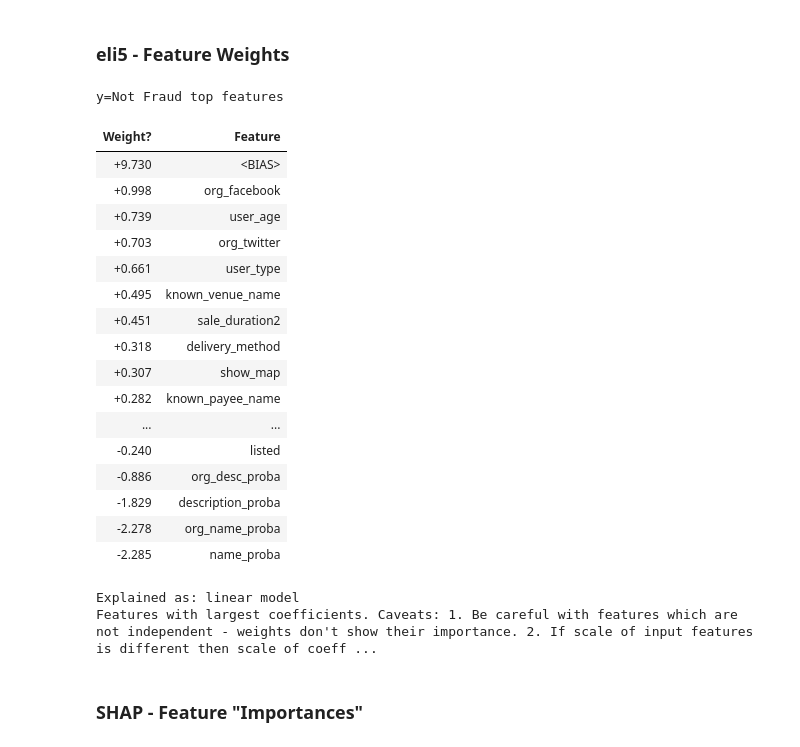
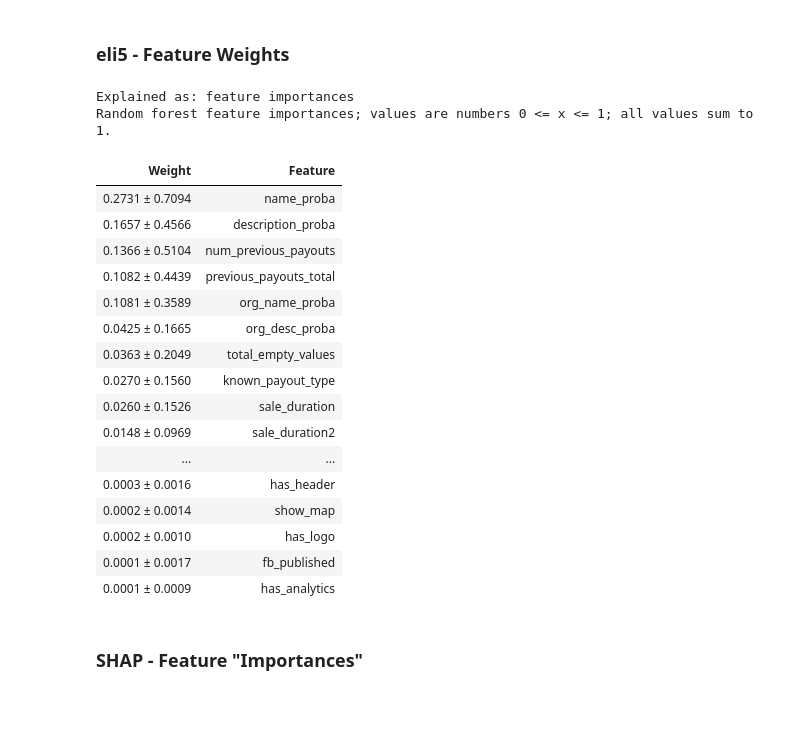
Before and after one commit to jeffjohannsen/Fraud_Detection, a Jupyter notebook: notebooks/a2_Model_Testing_Metrics_and_Interpretation.ipynb, the cells around one changed output. Saved outputs shown, nothing was run; the diff lists cells and outputs as text; code cells hidden in the pictures; blank space fills up the shorter version.

```diff
--- a/notebooks/a2_Model_Testing_Metrics_and_Interpretation.ipynb
+++ b/notebooks/a2_Model_Testing_Metrics_and_Interpretation.ipynb
@@ -397,7 +405,7 @@ X_test = scaler.transform(X_test)
 # %% [markdown]
 ### Model Parameters
 # %%
-models = {"log_reg": LogisticRegression, "forest": RandomForestClassifier}
+models = {"log_reg": LogisticRegression, "forest": RandomForestClassifier, "xgboost": None}
 # %%
 log_reg_best_params = dict(
     penalty="l2",
@@ -416,7 +426,7 @@ xgboost_best_params = dict()
 # %%
 log_reg_clf = models['log_reg'](**log_reg_best_params)
 # %%
-log_reg_clf.fit(X_train, y_train)
+log_reg_clf.fit(X_train_scaled, y_train)
 # %% [output]
 LogisticRegression(C=1, class_weight='balanced', max_iter=10000, random_state=7,
                    solver='newton-cg')
@@ -424,0 +437,4 @@ log_reg_pred = log_reg_clf.predict(X_test)
+# %%
+forest_clf = models['forest'](**forest_best_params)
+# %%
+forest_clf.fit(X_train, y_train)
@@ -510,30 +592,29 @@ make_model_results_curves(X_test, y_test, model_curve_dict, save=False, filename
 # %% [markdown]
 ### eli5 - Feature Weights
 # %%
-eli5.show_weights(log_reg_clf, feature_names = features_to_test,
+eli5.show_weights(forest_clf, feature_names = features_to_test,
                   top=None, show=['targets', 'method', 'description',
                                   'decision_tree', 'feature_importances'])
 # %% [output]
-y=Not Fraud top features
+Explained as: feature importances
+Random forest feature importances; values are numbers 0 <= x <= 1; all values sum to 1.
-| Weight? | Feature |
-| +9.730 | <BIAS> |
-| +0.998 | org_facebook |
-| +0.739 | user_age |
-| +0.703 | org_twitter |
-| +0.661 | user_type |
-| +0.495 | known_venue_name |
-| +0.451 | sale_duration2 |
-| +0.318 | delivery_method |
-| +0.307 | show_map |
-| +0.282 | known_payee_name |
+| Weight | Feature |
+| 0.2731 ± 0.7094 | name_proba |
+| 0.1657 ± 0.4566 | description_proba |
+| 0.1366 ± 0.5104 | num_previous_payouts |
+| 0.1082 ± 0.4439 | previous_payouts_total |
+| 0.1081 ± 0.3589 | org_name_proba |
+| 0.0425 ± 0.1665 | org_desc_proba |
+| 0.0363 ± 0.2049 | total_empty_values |
+| 0.0270 ± 0.1560 | known_payout_type |
+| 0.0260 ± 0.1526 | sale_duration |
+| 0.0148 ± 0.0969 | sale_duration2 |
 | ... | ... |
-| -0.240 | listed |
-| -0.886 | org_desc_proba |
-| -1.829 | description_proba |
-| -2.278 | org_name_proba |
-| -2.285 | name_proba |
+| 0.0003 ± 0.0016 | has_header |
+| 0.0002 ± 0.0014 | show_map |
+| 0.0002 ± 0.0010 | has_logo |
+| 0.0001 ± 0.0017 | fb_published |
+| 0.0001 ± 0.0009 | has_analytics |
-Explained as: linear model
-Features with largest coefficients. Caveats: 1. Be careful with features which are not independent - weights don't show their importance. 2. If scale of input features is different then scale of coeff ...
 # %% [markdown]
 ### SHAP - Feature "Importances"
 # %%
```
Also changed, not shown: parts of 23 cells of this notebook, 3 other files.
